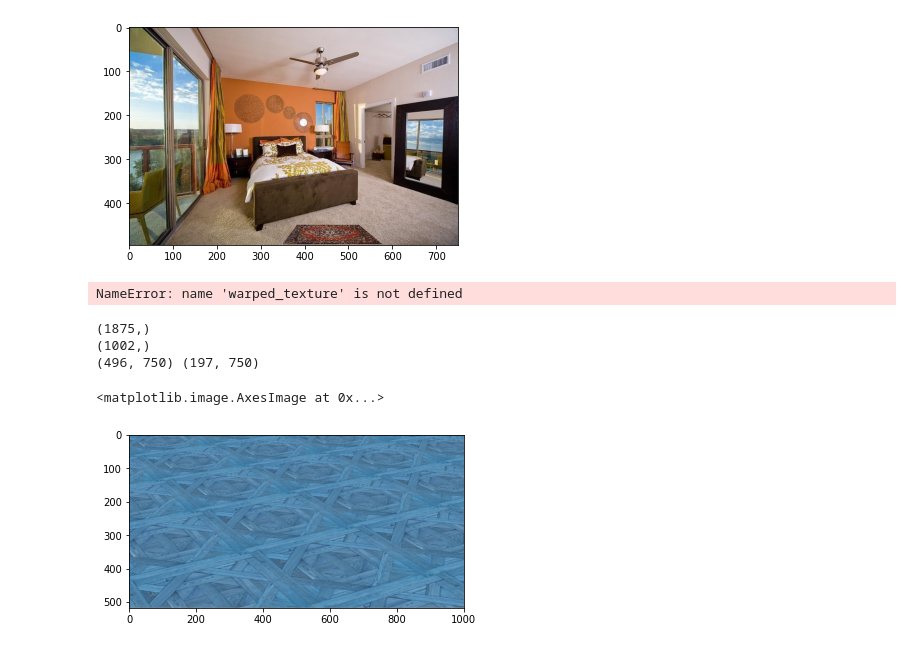
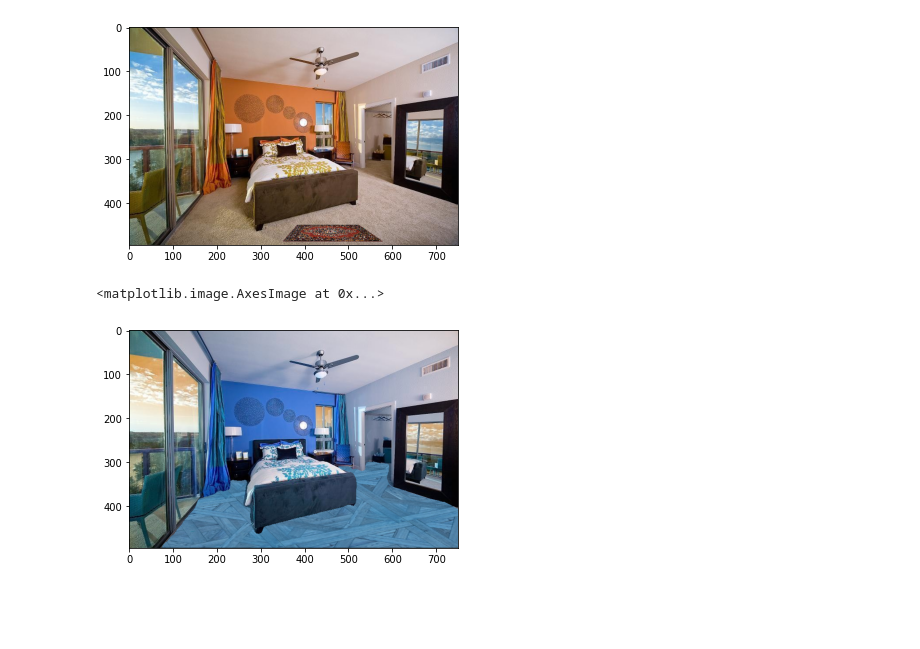
Before and after one commit to alexpetersburg/ml_room_editor, a Jupyter notebook: UprightNet/demo.ipynb, the cells around one changed output. Cells and saved outputs as stored; diff of their text form; code cells hidden in the pictures; blank space fills up the shorter version.

Commit message:
add replacement of the floor texture

```diff
--- a/UprightNet/demo.ipynb
+++ b/UprightNet/demo.ipynb
@@ -51,9 +51,9 @@ print(pred_pitch)
 # %%
 def compute_angle(pitch):
     if pred_pitch < -0.4:
-        angle = max((70 - 65 * (1 + pred_pitch)), 20)
+        angle = max((70 - 65 * (1 + pred_pitch)), 15)
     else:
-        angle = max((80 - 65 * (1 + pred_pitch)), 20)
+        angle = max((80 - 65 * (1 + pred_pitch)), 15)
     return angle
     # angle = 10
 angle = compute_angle(pred_pitch)
@@ -90,16 +90,3 @@ plt.imshow(result[...,::-1])
 texture = cv2.imread(os.path.join('demo', 'wood.jpg'), cv2.IMREAD_UNCHANGED)
 # %%
 mask = cv2.imread(os.path.join('demo', 'input_imgs', '12_mask.png'), cv2.IMREAD_UNCHANGED)[...,::-1] == 3
-alpha_mask = np.zeros([*mask.shape, 3], dtype=np.uint8)
-alpha_mask[...,0] = mask
-alpha_mask[...,1] = mask
-alpha_mask[...,2] = mask
-result = room_img.copy() - room_img * alpha_mask
-_ = np.zeros([*mask.shape, 3], dtype=np.uint8)
-_[-warped_texture.shape[0]:, result.shape[1]-warped_texture.shape[1]:] = cv2.cvtColor(warped_texture, cv2.COLOR_BGRA2BGR)
-warped_texture = _
-result[-warped_texture.shape[0]:, result.shape[1]-warped_texture.shape[1]:] += \
-                                    warped_texture * alpha_mask
-# cv2.imwrite(os.path.join('demo', 'result', '12_1_texture.jpg'), result)
-# %% [output]
-NameError: name 'warped_texture' is not defined
@@ -108,31 +93,41 @@ plt.imshow(result[...,::-1])
 # %%
-def change_floor_texture(img, mask, pitch, texture, texture_angle=0):
+def change_floor_texture(img: np.ndarray, mask: np.ndarray, pitch: float, texture: np.ndarray, texture_angle=0):
     output = img.copy()
-    if max(output.shape) > 1024:
-        scale = 1024 / max(output.shape)
-        output = cv2.resize(output, (int(output.shape[1]*scale),
-                                             int(output.shape[0]*scale)))
 
     angle = compute_angle(pitch)
-    texture = cv2.cvtColor(texture, cv2.COLOR_BGR2BGRA, texture)
     texture = rotate_crop(texture , texture_angle)
     warped_texture, _ = warp_perspective(texture, angle)
     warped_texture = autocrop(warped_texture)
     warped_texture = crop_left_right_borders(warped_texture)
-#     scale = output.shape[1] / warped_texture.shape[1]
-#     warped_texture = cv2.resize(warped_texture, (int(warped_texture.shape[1]*scale*1.4),
-#                                              int(warped_texture.shape[0]*scale*1.4)))
-#     center_offset = int((warped_texture.shape[1] - output.shape[1])/2)
-#     top_offset = min(output.shape[0], warped_texture.shape[0])
-#     warped_texture = warped_texture[-top_offset:,center_offset:center_offset+width,]
+
+
     croped_mask = crop_top_image(mask)
-    print(mask.shape, croped_mask.shape)
-    return warped_texture
 
-plt.imshow(change_floor_texture(room_img, mask, pred_pitch, texture, 30))
+    texture_h = warped_texture.shape[0] * croped_mask.shape[1]  / warped_texture.shape[1]
+    texture_w = croped_mask.shape[1]
+    if texture_h > croped_mask.shape[0]:
+        warped_texture = cv2.resize(warped_texture, (int(texture_w),
+                                                     int(texture_h)))[-croped_mask.shape[0]:,:]
+    else:
+        texture_h = croped_mask.shape[0]
+        texture_w = warped_texture.shape[1] * croped_mask.shape[0]  / warped_texture.shape[0]
+        warped_texture = cv2.resize(warped_texture, (int(texture_w),
+                                                     int(texture_h)))[:,:croped_mask.shape[1]]
+
+    alpha_mask = np.zeros([*mask.shape, 3], dtype=np.uint8)
+    alpha_mask[...,0] = mask
+    alpha_mask[...,1] = mask
+    alpha_mask[...,2] = mask
+    result = room_img.copy() - room_img * alpha_mask
+    _ = np.zeros([*mask.shape, 3], dtype=np.uint8)
+    _[-warped_texture.shape[0]:, result.shape[1]-warped_texture.shape[1]:] = warped_texture
+    warped_texture = _
+    result[-warped_texture.shape[0]:, result.shape[1]-warped_texture.shape[1]:] += \
+                                        warped_texture * alpha_mask
+
+    return result
+output = change_floor_texture(room_img, mask, pred_pitch, texture, 25)
+plt.imshow(output)
 # %% [output]
-(1875,)
-(1002,)
-(496, 750) (197, 750)
+<matplotlib.image.AxesImage at 0x...>
-<matplotlib.image.AxesImage at 0x...>
-[figure, old version]
+[figure, new version]
```
Also changed, not shown: parts of 6 cells of this notebook, 3 other files.
